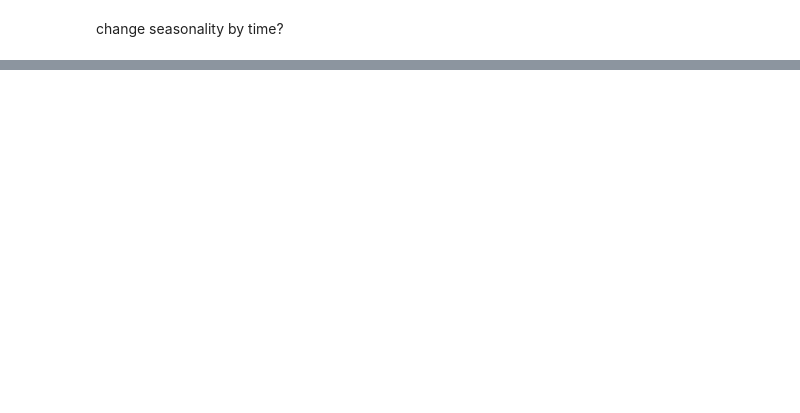
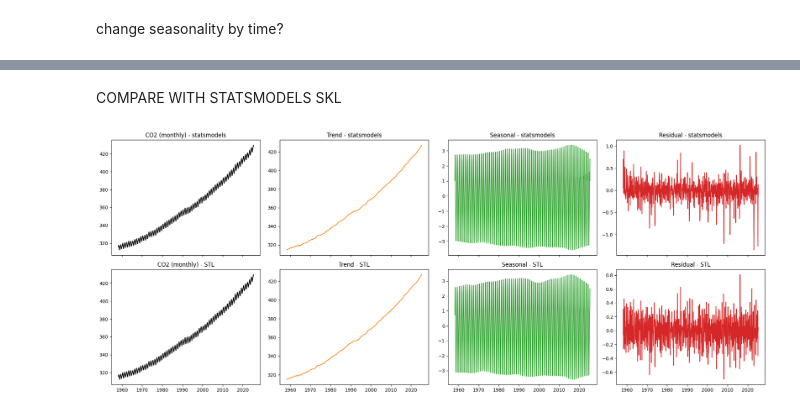
Before and after one commit to Mauzec/spbu_ml_2025, a Jupyter notebook: homeworks/algo-2/stl/co2-monthly_demo.ipynb, the cells around one changed output, grey strips where cells are left out. Drawn from its saved outputs; the diff is of its cells as text; code cells hidden in the pictures; blank space fills up the shorter version.

```diff
--- a/homeworks/algo-2/stl/co2-monthly_demo.ipynb
+++ b/homeworks/algo-2/stl/co2-monthly_demo.ipynb
@@ -57,0 +58,24 @@ Increasing of co2 by trend: 1.6502556069342764 ppm p year
+# %% [markdown]
+COMPARE WITH STATSMODELS SKL
+# %%
+from statsmodels.tsa.seasonal import STL as SM_STL
+stl_s = SM_STL(y_m, period=12, trend=13, seasonal=13, robust=True)
+decomp_s = stl_s.fit()
+fig, axes = plt.subplots(2, 4, figsize=(20, 8), sharex=True)
+
+
+axes[0, 0].plot(y_m, color='k');      axes[0, 0].set_title('CO2 (monthly) - statsmodels')
+axes[0, 1].plot(decomp_s.trend, color='C1'); axes[0, 1].set_title('Trend - statsmodels')
+axes[0, 2].plot(decomp_s.seasonal, color='C2'); axes[0, 2].set_title('Seasonal - statsmodels')
+axes[0, 3].plot(decomp_s.resid, color='C3'); axes[0, 3].set_title('Residual - statsmodels')
+
+
+axes[1, 0].plot(y_m, color='k');      axes[1, 0].set_title('CO2 (monthly) - STL')
+axes[1, 1].plot(decomp_m['trend'], color='C1'); axes[1, 1].set_title('Trend - STL')
+axes[1, 2].plot(decomp_m['seasonal'], color='C2'); axes[1, 2].set_title('Seasonal - STL')
+axes[1, 3].plot(decomp_m['residual'], color='C3'); axes[1, 3].set_title('Residual - STL')
+
+plt.tight_layout()
+plt.show()
+# %% [output]
+[figure, added]
```
Also changed, not shown: parts of 4 cells of this notebook, 18 other files.
